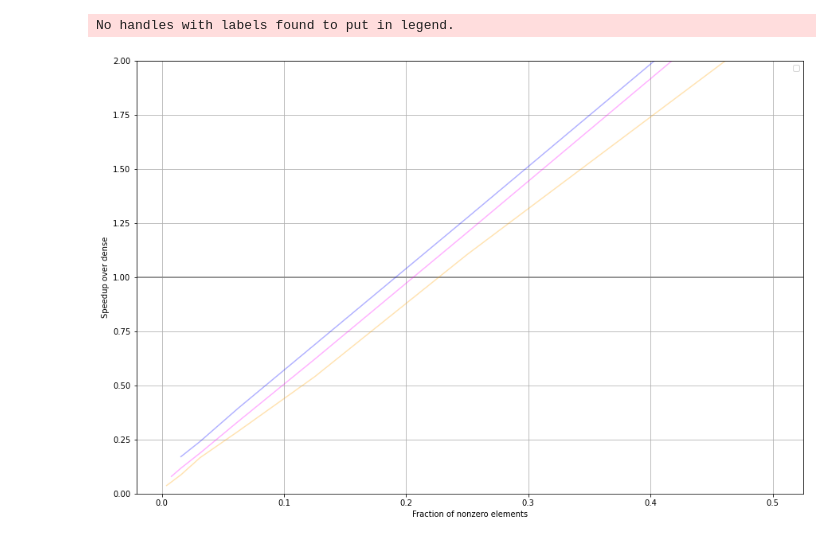
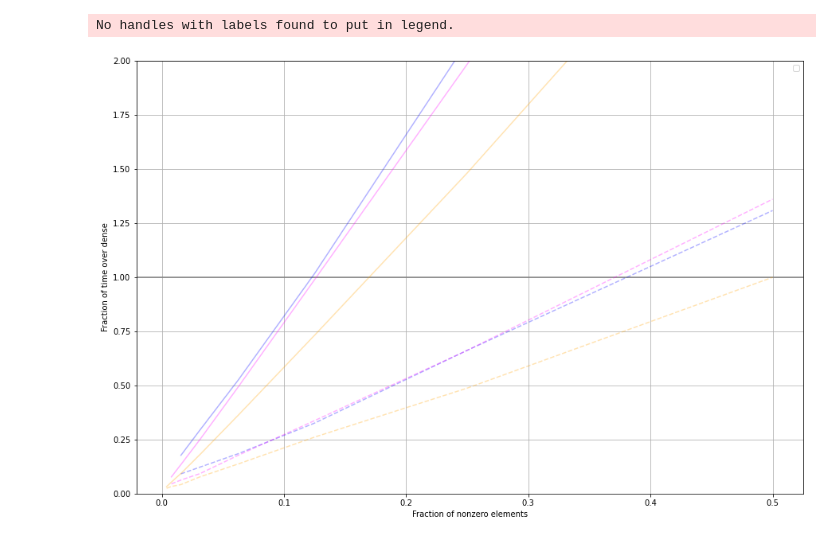
Before and after one commit to fmfi-compbio/gemm_bench, a Jupyter notebook: Analyze.ipynb, the cells around one changed output. Drawn from its saved outputs; the diff is of its cells as text; code cells hidden in the pictures.

```diff
--- a/Analyze.ipynb
+++ b/Analyze.ipynb
@@ -6,17 +6,25 @@ from collections import defaultdict
 plt.rcParams["figure.figsize"] = (15, 10)
 # %%
 dense = defaultdict(lambda: 1e20)
-sparse = defaultdict(lambda: defaultdict(lambda: 1e20))
+sparse_coo = defaultdict(lambda: defaultdict(lambda: 1e20))
+sparse_csr = defaultdict(lambda: defaultdict(lambda: 1e20))
 # %%
 for l in open("benches/results"):
     its = l.strip().split()
-    if its[0] == 'sparse':
+    if its[0] == 'sparse' and its[1] == 'coo':
         nl = int(its[2])
         bs = int(its[3])
         hs = int(its[4])
         nnz = int(its[5])
         timing = float(its[6])
-        sparse[(nl,bs,hs)][nnz] = min(timing, sparse[(nl,bs,hs)][nnz])
+        sparse_coo[(nl,bs,hs)][nnz] = min(timing, sparse_coo[(nl,bs,hs)][nnz])
+    elif its[0] == 'sparse' and its[1] == 'csr':
+        nl = int(its[2])
+        bs = int(its[3])
+        hs = int(its[4])
+        nnz = int(its[5])
+        timing = float(its[6])
+        sparse_csr[(nl,bs,hs)][nnz] = min(timing, sparse_csr[(nl,bs,hs)][nnz])
     else:
         nl = int(its[2])
         bs = int(its[3])
@@ -32,35 +40,43 @@ hscols = {
     512: "orange"
 }
 
 plt.axhline(1, color="gray")
 
 for k in dense:
 
     nl,bs,hs = k
     if nl != 6:
         continue
-    if bs != 64:
+    if bs not in [16]:
         continue
     if hs not in [128, 256, 512]:
         continue
 
 
 
     x = []
     y = []
-    for nnz in sparse[k]:
+    for nnz in sparse_coo[k]:
         sparsity = nnz / (hs*hs)
         x.append(sparsity)
-        y.append(sparse[k][nnz] / dense[k])
+        y.append(sparse_coo[k][nnz] / dense[k])
     plt.plot(x, y, color=hscols[hs], alpha=0.3)
+
+    x = []
+    y = []
+    for nnz in sparse_csr[k]:
+        sparsity = nnz / (hs*hs)
+        x.append(sparsity)
+        y.append(sparse_csr[k][nnz] / dense[k])
+    plt.plot(x, y, color=hscols[hs], alpha=0.3, linestyle='--')
     #print(k)
     #print(x, y, dense[k])
     #break
 plt.ylim(0, 2.0)
 plt.xlabel("Fraction of nonzero elements")
-plt.ylabel("Speedup over dense")
+plt.ylabel("Fraction of time over dense")
 plt.legend()
 plt.grid()
 # %% [output]
 No handles with labels found to put in legend.
-[figure, old version]
+[figure, new version]
```
Also changed, not shown: 2 other files.
